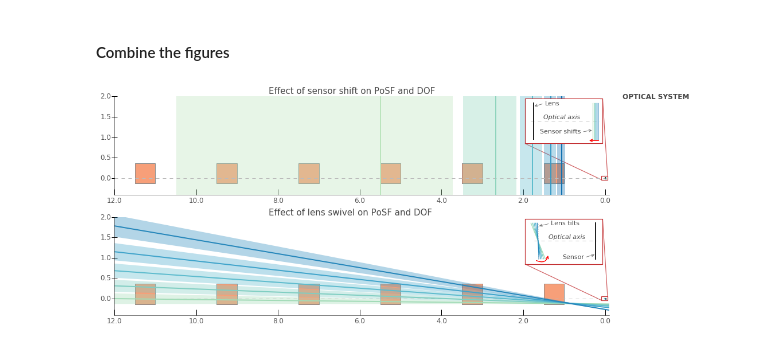
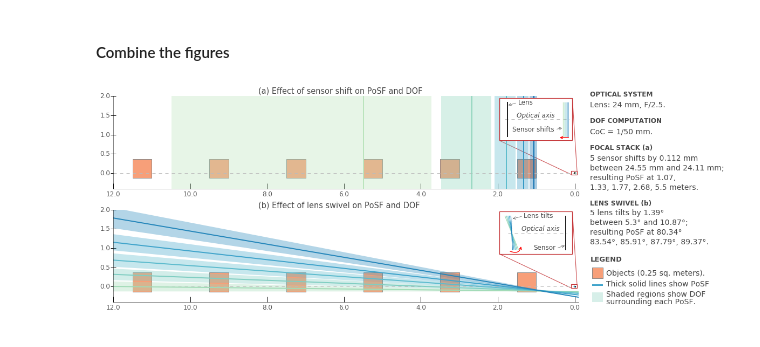
Before and after one commit to indranilsinharoy/phd-artifacts, a Jupyter notebook: chapters/chapter03_geometricmodel/code/PoSFcompare_rigidcam_scheimpflug.ipynb, the cells around one changed output. Saved outputs shown, nothing was run; the diff lists cells and outputs as text; code cells hidden in the pictures.

Commit message:
plot done (first cut)

```diff
--- a/chapters/chapter03_geometricmodel/code/PoSFcompare_rigidcam_scheimpflug.ipynb
+++ b/chapters/chapter03_geometricmodel/code/PoSFcompare_rigidcam_scheimpflug.ipynb
@@ -444,10 +447,12 @@ def render_focal_stacking_dof(fig, ax, inset_rect):
         # near
         xn, yn = get_points(angleY=0, xo=-dn, ymin=ymin, ymax=ymax)
         # fill
-        ax.fill_between(x=[xf[0], xn[0]], y1=ymin, y2=ymax, facecolor=cols[i], edgecolor='none', alpha=0.35, zorder=2)
+        ax.fill_between(x=[xf[0], xn[0]], y1=ymin, y2=ymax, facecolor=cols[i],
+                        edgecolor='none', alpha=0.35, zorder=2)
 
     draw_objects(ax,
-                 locations=((-1500, -130), (-3500, -130), (-5500, -130), (-7500, -130), (-9500, -130), (-11500, -130),),
+                 locations=((-1500, -130), (-3500, -130), (-5500, -130), (-7500, -130),
+                            (-9500, -130), (-11500, -130),),
                  sizes=((500, 500), (500, 500), (500, 500), (500, 500), (500, 500), (500, 500),) )
 
 
@@ -479,11 +484,13 @@ def render_focal_stacking_dof(fig, ax, inset_rect):
     inset_ax.set_yticks([])
 
     # create rect patch for the inset
-    inset_dst_rect = patches.Rectangle((-1960, 850), 1900, 1100, fill=False, edgecolor='#c43235', zorder=15, lw=1.2)
+    inset_dst_rect = patches.Rectangle((-1960, 850), 1900, 1100, fill=False,
+                                       edgecolor='#c43235', zorder=15, lw=1.2)
     ax.add_patch(inset_dst_rect)
 
     # add inset_axis around the lens and sensor in the main axes
-    inset_source_rect = patches.Rectangle((-88, -36), 150, 90, fill=False, edgecolor='#c43235', zorder=15, lw=1.2)
+    inset_source_rect = patches.Rectangle((-88, -36), 150, 90, fill=False,
+                                          edgecolor='#c43235', zorder=15, lw=1.2)
     ax.add_patch(inset_source_rect)
 
     src_bbox = inset_source_rect.get_bbox()
@@ -519,16 +526,14 @@ def render_focal_stacking_dof(fig, ax, inset_rect):
     ax.set_yticks(tic_locs)
 
     # annotations in inset axes
-    inset_ax.text(x=inset_enp_x + 2, y=0.5, s='Optical axis', fontsize=11, fontstyle='italic')
-    inset_ax.annotate('Sensor shifts', (inset_img_plane_x, -2.), (inset_img_plane_x - 10.7, -2.8), fontsize=11,
+    inset_ax.text(x=inset_enp_x + 2, y=0.5, s='Optical axis', fontsize=12, fontstyle='italic')
+    inset_ax.annotate('Sensor shifts', (inset_img_plane_x, -2.), (inset_img_plane_x - 10.9, -2.8), fontsize=12,
                     arrowprops=dict(arrowstyle="->", linewidth=0.7, color='#505050',  relpos=(0.8,0.2)))
-    inset_ax.annotate('Lens', (inset_enp_x, 3.3), (inset_enp_x + 2.3, 3.6), fontsize=11,
+    inset_ax.annotate('Lens', (inset_enp_x, 3.3), (inset_enp_x + 2.3, 3.6), fontsize=12,
                      arrowprops=dict(arrowstyle="->", linewidth=0.7, color='#555555',  relpos=(0.0,0.5)))
     inset_ax.annotate('', (inset_img_plane_x - 1., -4.35), (inset_img_plane_x+1.4, -4.35),
                       arrowprops=dict(arrowstyle="->", color='red', lw=1.4,))
 
-
-
     ax.set_aspect('equal')
 
     #plt.show()
@@ -545,29 +550,60 @@ plt.show()
 # %%
 fig = plt.figure(figsize=(15, 8), dpi=200, facecolor='white')
 
 # axes rect params:: left, bottom, width, height
 ax1 = fig.add_axes([0, 0.365, 0.8, 0.297])
 ax2 = fig.add_axes([0, 0.0, 0.8, 0.297])
 ax3 = fig.add_axes([0.805, 0.0, 0.18, 0.69])
 
 # Focal stacking
 inset_rect = [0.6651, 0.52, 0.12, 0.135]
 render_focal_stacking_dof(fig, ax1, inset_rect)
 
 # Scheimpflug / lens swivel
-inset_rect = [0.6651, 0.157, 0.12, 0.135]
+inset_rect = [0.6651, 0.155, 0.12, 0.135]
 render_scheimpflug_dof(fig, ax2, inset_rect)
 
 # Legend axes
+gbl_xoff = 0.08
+gbl_yoff = 0.96
 ax3.xaxis.set_ticks([])
 ax3.yaxis.set_ticks([])
 set_axes_edge_color_and_width(ax3, 'none')
-ax3.text(x=0.09, y=0.95, s='OPTICAL SYSTEM', fontsize=12, fontweight='bold')
+ax3.text(x=gbl_xoff, y=gbl_yoff, s='OPTICAL SYSTEM', fontsize=12, fontweight='bold')
+ax3.text(x=gbl_xoff, y=gbl_yoff -   0.05, s='Lens: 24 mm, F/2.5.', fontsize=14)
+ax3.text(x=gbl_xoff, y=gbl_yoff - 2.5*0.05, s='DOF COMPUTATION', fontsize=12, fontweight='bold')
+ax3.text(x=gbl_xoff, y=gbl_yoff - 3.5*0.05, s='CoC = 1/50 mm.', fontsize=14)
+ax3.text(x=gbl_xoff, y=gbl_yoff - 5*0.05, s='FOCAL STACK (a)', fontsize=12, fontweight='bold')
+ax3.text(x=gbl_xoff, y=gbl_yoff - 6*0.05, s='5 sensor shifts by 0.112 mm', fontsize=14)
+ax3.text(x=gbl_xoff, y=gbl_yoff - 6*0.05 - 0.045, s='between 24.55 mm and 24.11 mm;', fontsize=14)
+ax3.text(x=gbl_xoff, y=gbl_yoff - 6*0.05 - 2*0.045, s='resulting PoSF at 1.07,', fontsize=14)
+ax3.text(x=gbl_xoff, y=gbl_yoff - 6*0.05 - 3*0.045, s='1.33, 1.77, 2.68, 5.5 meters.', fontsize=14)
+ax3.text(x=gbl_xoff, y=gbl_yoff - 10*0.05 - 0.010, s='LENS SWIVEL (b)', fontsize=12, fontweight='bold')
+ax3.text(x=gbl_xoff, y=gbl_yoff - 10*0.05 - 0.055, s='5 lens tilts by 1.39' + u"\u00B0", fontsize=14)
+ax3.text(x=gbl_xoff, y=gbl_yoff - 10*0.05 - 0.100, s=('between '+'5.3'+u"\u00B0"+' and 10.87'+u"\u00B0"
+                                                     ';'), fontsize=14)
+ax3.text(x=gbl_xoff, y=gbl_yoff - 10*0.05 - 0.145, s='resulting PoSF at 80.34' + u"\u00B0", fontsize=14)
+ax3.text(x=gbl_xoff, y=gbl_yoff - 10*0.05 - 0.190, s=('83.54'+u"\u00B0"+', 85.91'+u"\u00B0"+', 87.79'+
+                                                      u"\u00B0"+', 89.37'+u"\u00B0"+'.'), fontsize=14)
+ax3.text(x=gbl_xoff, y=gbl_yoff - 15*0.05 - 0.02, s='LEGEND', fontsize=13, fontweight='bold')
+ax3.add_patch(patches.Rectangle((gbl_xoff + 0.02, gbl_yoff - 0.85),
+                                0.1, 0.05, fill=True, facecolor='#F79F79', edgecolor='#888888'))
+ax3.text(x=gbl_xoff + 0.15, y=gbl_yoff - 0.835, s='Objects (0.25 sq. meters).', fontsize=14)
+
+ax3.add_patch(patches.Rectangle((gbl_xoff + 0.02, gbl_yoff - 0.885),
+                                0.1, 0.0085, fill=True, facecolor='#40A4CB', edgecolor='none'))
+ax3.text(x=gbl_xoff + 0.15, y=gbl_yoff - 0.886, s='Thick solid lines show PoSF', fontsize=14)
+
+ax3.add_patch(patches.Rectangle((gbl_xoff + 0.02, gbl_yoff - 0.965),
+                                0.1, 0.05, fill=True, facecolor='#D7EFE9', edgecolor='none'))
+ax3.text(x=gbl_xoff + 0.15, y=gbl_yoff - 0.935, s='Shaded regions show DOF', fontsize=14)
+ax3.text(x=gbl_xoff + 0.15, y=gbl_yoff - 0.97, s='surrounding each PoSF.', fontsize=14)
+
 
 # Figure texts
-fig.text(x=0.25, y=0.67, s='Effect of sensor shift on PoSF and DOF', fontsize=15)
-fig.text(x=0.25, y=0.303, s='Effect of lens swivel on PoSF and DOF', fontsize=15)
+fig.text(x=0.25, y=0.672, s='(a) Effect of sensor shift on PoSF and DOF', fontsize=14.5)
+fig.text(x=0.25, y=0.303, s='(b) Effect of lens swivel on PoSF and DOF', fontsize=14.5)
 
 plt.show()
 # %% [output]
-[figure, old version]
+[figure, new version]
```
Also changed, not shown: parts of 1 cell of this notebook.
